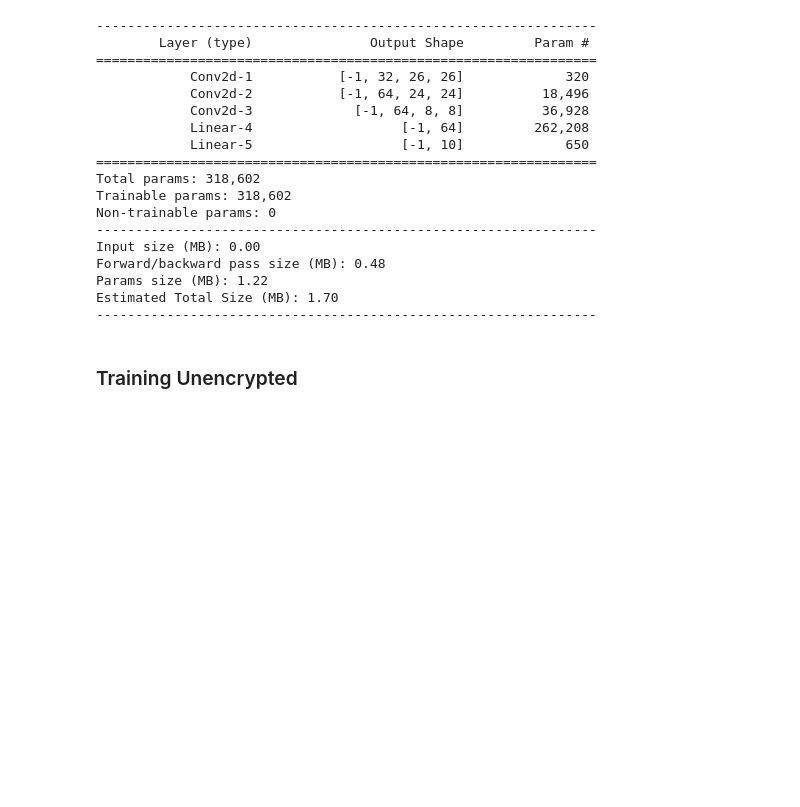
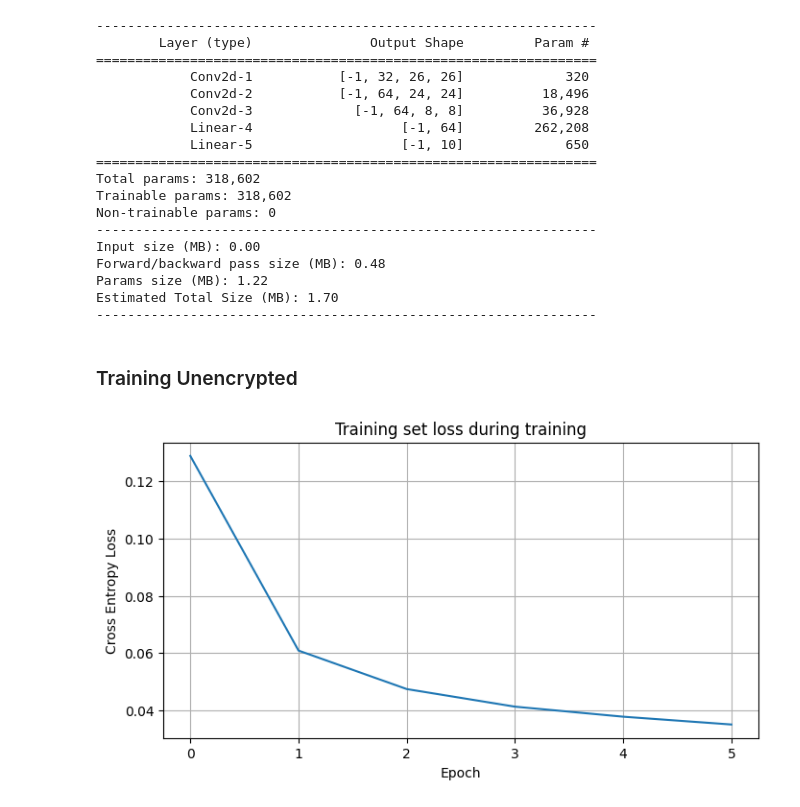
Before and after one commit to NgesBrian/tfhebasics, a Jupyter notebook: tfhe_concrete/simple_cnn_concrete.ipynb, the cells around one changed output. Drawn from its saved outputs; the diff is of its cells as text; code cells hidden in the pictures; blank space fills up the shorter version.

```diff
--- a/tfhe_concrete/simple_cnn_concrete.ipynb
+++ b/tfhe_concrete/simple_cnn_concrete.ipynb
@@ -20,8 +20,8 @@ from torchsummary import summary
 device = torch.device('cuda' if torch.cuda.is_available() else 'cpu')
 # %%
 #hyperparams
-no_epochs = 2
-batch_size = 1
+no_epochs = 6
+batch_size = 2
 learning_rate = 0.001
 # %%
 #transform the dataset into tensors normalized range [-1, 1]
@@ -176,38 +176,40 @@ optimizer = torch.optim.Adam(net.parameters(), lr=learning_rate)
 # %% [markdown]
 ### Training Unencrypted
 # %%
-# torch.manual_seed(42)
+torch.manual_seed(42)
 
-# def train_one_epoch(net, optimizer, train_loader):
-#     # Cross Entropy loss for classification when not using a softmax layer in the network
-#     loss = nn.CrossEntropyLoss()
+def train_one_epoch(net, optimizer, train_loader):
+    # Cross Entropy loss for classification when not using a softmax layer in the network
+    loss = nn.CrossEntropyLoss()
 
-#     net.train()
-#     avg_loss = 0
-#     for data, target in train_loader:
-#         optimizer.zero_grad()
-#         output = net(data)
-#         loss_net = loss(output, target.long())
-#         loss_net.backward()
-#         optimizer.step()
-#         avg_loss += loss_net.item()
+    net.train()
+    avg_loss = 0
+    for data, target in train_loader:
+        optimizer.zero_grad()
+        output = net(data)
+        loss_net = loss(output, target.long())
+        loss_net.backward()
+        optimizer.step()
+        avg_loss += loss_net.item()
 
-#     return avg_loss / len(train_loader)
+    return avg_loss / len(train_loader)
 
-# # Create the tiny CNN with 10 output classes
-# N_EPOCHS = no_epochs
+# Create the tiny CNN with 10 output classes
+N_EPOCHS = no_epochs
 
-# # Train the network with Adam, output the test set accuracy every epoch
-# losses_bits = []
-# optimizer = torch.optim.Adam(net.parameters())
-# for _ in tqdm(range(N_EPOCHS), desc="Training"):
-#     losses_bits.append(train_one_epoch(net, optimizer, train_loader))
+# Train the network with Adam, output the test set accuracy every epoch
+losses_bits = []
+optimizer = torch.optim.Adam(net.parameters())
+for _ in tqdm(range(N_EPOCHS), desc="Training"):
+    losses_bits.append(train_one_epoch(net, optimizer, train_loader))
 
-# # fig = plt.figure(figsize=(8, 4))
-# # plt.plot(losses_bits)
-# # plt.ylabel("Cross Entropy Loss")
-# # plt.xlabel("Epoch")
-# # plt.title("Training set loss during training")
-# # plt.grid(True)
-# # plt.show()
+fig = plt.figure(figsize=(8, 4))
+plt.plot(losses_bits)
+plt.ylabel("Cross Entropy Loss")
+plt.xlabel("Epoch")
+plt.title("Training set loss during training")
+plt.grid(True)
+plt.show()
+# %% [output]
+[figure, added]
 # %%
```
Also changed, not shown: parts of 7 cells of this notebook, 2 other files.
